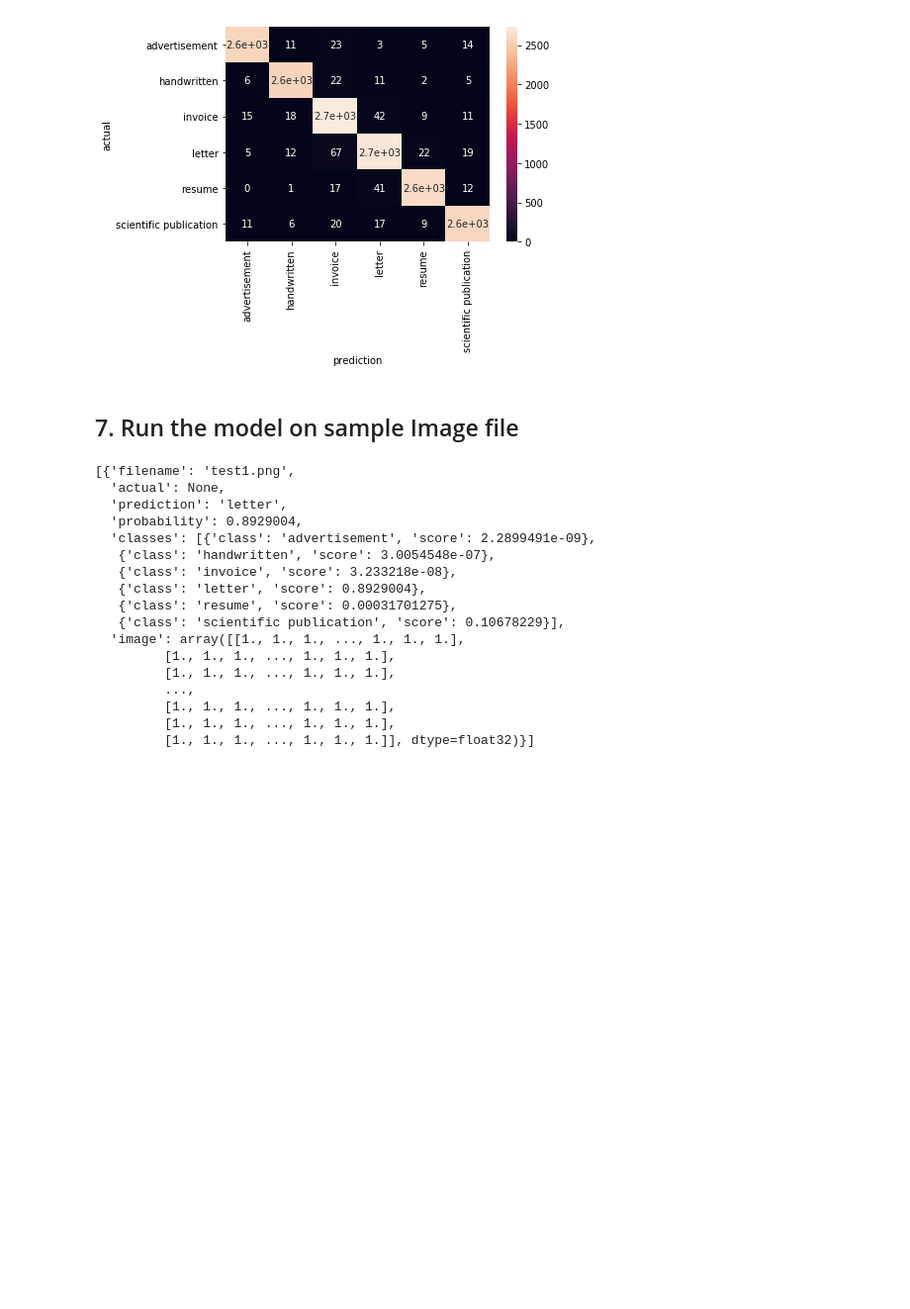
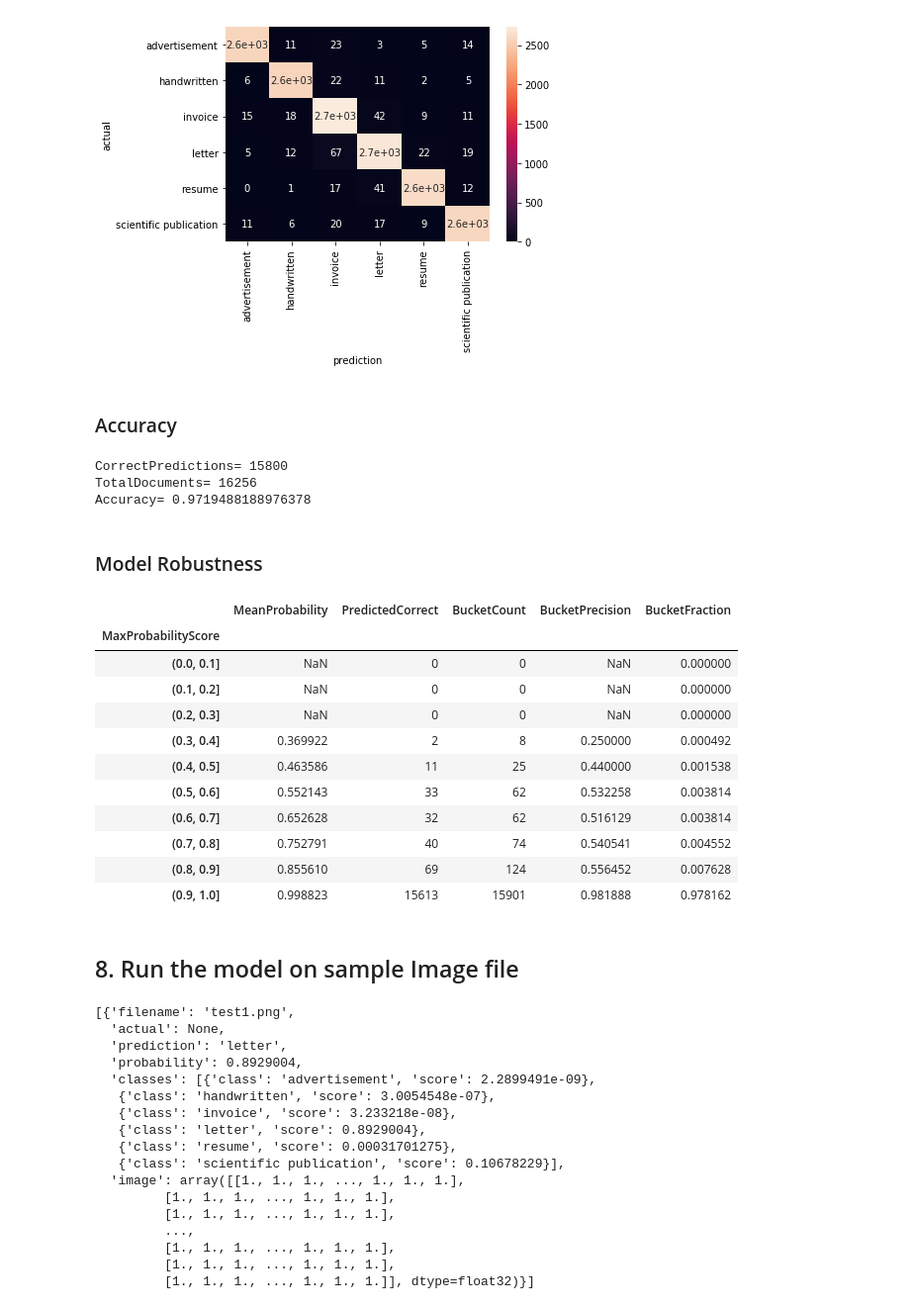
Before and after one commit to sptennak/IBM-Coursera-Advanced-Data-Science-Capstone, a Jupyter notebook: IBM Coursera Advanced Data Science Capstone .ipynb, the cells around one changed output. Shown at 99% size. Saved outputs shown, nothing was run; the diff lists cells and outputs as text; code cells hidden in the pictures; blank space fills up the shorter version.

```diff
--- a/IBM Coursera Advanced Data Science Capstone .ipynb
+++ b/IBM Coursera Advanced Data Science Capstone .ipynb
@@ -124,8 +126,48 @@ sns.heatmap(pd.crosstab(Output.actual, Output.prediction, margins=False), annot=
 # %% [output]
 <matplotlib.axes._subplots.AxesSubplot at 0x...>
 [figure]
+# %% [markdown]
+### Accuracy
+# %%
+CorrectPredictions = np.sum(np.diagonal(pd.crosstab(Output.actual, Output.prediction, margins=False).values))
+TotalDocuments = np.sum(pd.crosstab(Output.actual, Output.prediction, margins=False).values)
+Accuracy = CorrectPredictions/TotalDocuments
+print('CorrectPredictions= {}'.format(CorrectPredictions))
+print('TotalDocuments= {}'.format(TotalDocuments))
+print('Accuracy= {}'.format(Accuracy))
+# %% [output]
+CorrectPredictions= 15800
+TotalDocuments= 16256
+Accuracy= 0.9719488188976378
+# %% [markdown]
+### Model Robustness
+# %%
+bins=np.array([0.0, 0.1, 0.2, 0.3, 0.4, 0.5, 0.6, 0.7, 0.8, 0.9, 1.0])
+labels=np.array([ 0.1, 0.2, 0.3, 0.4, 0.5, 0.6, 0.7, 0.8, 0.9, 1.0])
+Output['MaxProbabilityScore']=pd.cut(Output.probability, bins=bins) #, labels=labels)
+Output['PredictedCorrect'] = np.where(Output['actual']==Output['prediction'], 1, 0)
+
+Robustness = Output.groupby(by='MaxProbabilityScore').agg({'probability':'mean', 'PredictedCorrect':'sum', 'filename':'count'})
+Robustness.columns = ['MeanProbability', 'PredictedCorrect', 'BucketCount']
+Robustness['BucketPrecision']=Robustness['PredictedCorrect']/Robustness['BucketCount']
+Robustness['BucketFraction']=Robustness['BucketCount']/(Robustness['BucketCount'].sum())
+# %%
+Robustness
+# %% [output]
+|  | MeanProbability | PredictedCorrect | BucketCount | BucketPrecision | BucketFraction |
+| MaxProbabilityScore |  |  |  |  |  |
+| (0.0, 0.1] | NaN | 0 | 0 | NaN | 0.000000 |
+| (0.1, 0.2] | NaN | 0 | 0 | NaN | 0.000000 |
+| (0.2, 0.3] | NaN | 0 | 0 | NaN | 0.000000 |
+| (0.3, 0.4] | 0.369922 | 2 | 8 | 0.250000 | 0.000492 |
+| (0.4, 0.5] | 0.463586 | 11 | 25 | 0.440000 | 0.001538 |
+| (0.5, 0.6] | 0.552143 | 33 | 62 | 0.532258 | 0.003814 |
+| (0.6, 0.7] | 0.652628 | 32 | 62 | 0.516129 | 0.003814 |
+| (0.7, 0.8] | 0.752791 | 40 | 74 | 0.540541 | 0.004552 |
+| (0.8, 0.9] | 0.855610 | 69 | 124 | 0.556452 | 0.007628 |
+| (0.9, 1.0] | 0.998823 | 15613 | 15901 | 0.981888 | 0.978162 |
 # %% [markdown]
-## 7. Run the model on sample Image file
+## 8. Run the model on sample Image file
 # %%
 InputFiles = ['Data/test1.png']
 Output_single = ClassificationModel.Classify(InputFiles=InputFiles, size=(imgRows,imgCols), ActualClasses=None,
```
Also changed, not shown: parts of 2 cells of this notebook.
